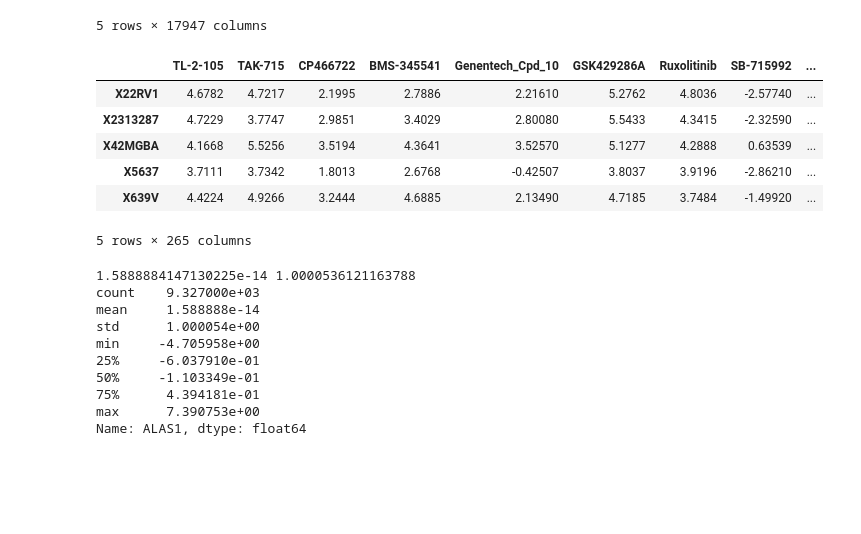
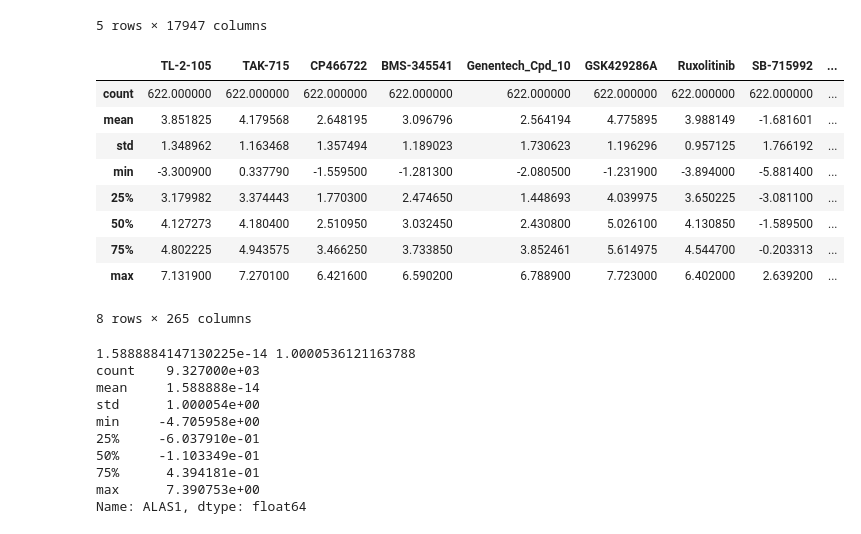
Before and after one commit to auriml/gen_drug, a Jupyter notebook: gen_drug-Keras.ipynb, the cells around one changed output. Cells and saved outputs as stored; diff of their text form; code cells hidden in the pictures; blank space fills up the shorter version.

```diff
--- a/gen_drug-Keras.ipynb
+++ b/gen_drug-Keras.ipynb
@@ -66,15 +66,18 @@ E_TCGA.head()
 5 rows × 17947 columns
 # %%
 IC50 = IC50.transpose()
-IC50.head()
+IC50.describe()
 # %% [output]
 |  | TL-2-105 | TAK-715 | CP466722 | BMS-345541 | Genentech_Cpd_10 | GSK429286A | Ruxolitinib | SB-715992 | ... |
-| X22RV1 | 4.6782 | 4.7217 | 2.1995 | 2.7886 | 2.21610 | 5.2762 | 4.8036 | -2.57740 | ... |
-| X2313287 | 4.7229 | 3.7747 | 2.9851 | 3.4029 | 2.80080 | 5.5433 | 4.3415 | -2.32590 | ... |
-| X42MGBA | 4.1668 | 5.5256 | 3.5194 | 4.3641 | 3.52570 | 5.1277 | 4.2888 | 0.63539 | ... |
-| X5637 | 3.7111 | 3.7342 | 1.8013 | 2.6768 | -0.42507 | 3.8037 | 3.9196 | -2.86210 | ... |
-| X639V | 4.4224 | 4.9266 | 3.2444 | 4.6885 | 2.13490 | 4.7185 | 3.7484 | -1.49920 | ... |
+| count | 622.000000 | 622.000000 | 622.000000 | 622.000000 | 622.000000 | 622.000000 | 622.000000 | 622.000000 | ... |
+| mean | 3.851825 | 4.179568 | 2.648195 | 3.096796 | 2.564194 | 4.775895 | 3.988149 | -1.681601 | ... |
+| std | 1.348962 | 1.163468 | 1.357494 | 1.189023 | 1.730623 | 1.196296 | 0.957125 | 1.766192 | ... |
+| min | -3.300900 | 0.337790 | -1.559500 | -1.281300 | -2.080500 | -1.231900 | -3.894000 | -5.881400 | ... |
+| 25% | 3.179982 | 3.374443 | 1.770300 | 2.474650 | 1.448693 | 4.039975 | 3.650225 | -3.081100 | ... |
+| 50% | 4.127273 | 4.180400 | 2.510950 | 3.032450 | 2.430800 | 5.026100 | 4.130850 | -1.589500 | ... |
+| 75% | 4.802225 | 4.943575 | 3.466250 | 3.733850 | 3.852461 | 5.614975 | 4.544700 | -0.203313 | ... |
+| max | 7.131900 | 7.270100 | 6.421600 | 6.590200 | 6.788900 | 7.723000 | 6.402000 | 2.639200 | ... |
-5 rows × 265 columns
+8 rows × 265 columns
 # %%
 def metric_mse(y_true, y_pred):
     if isinstance(scaler, StandardScaler):
```
Also changed, not shown: parts of 15 cells of this notebook.
